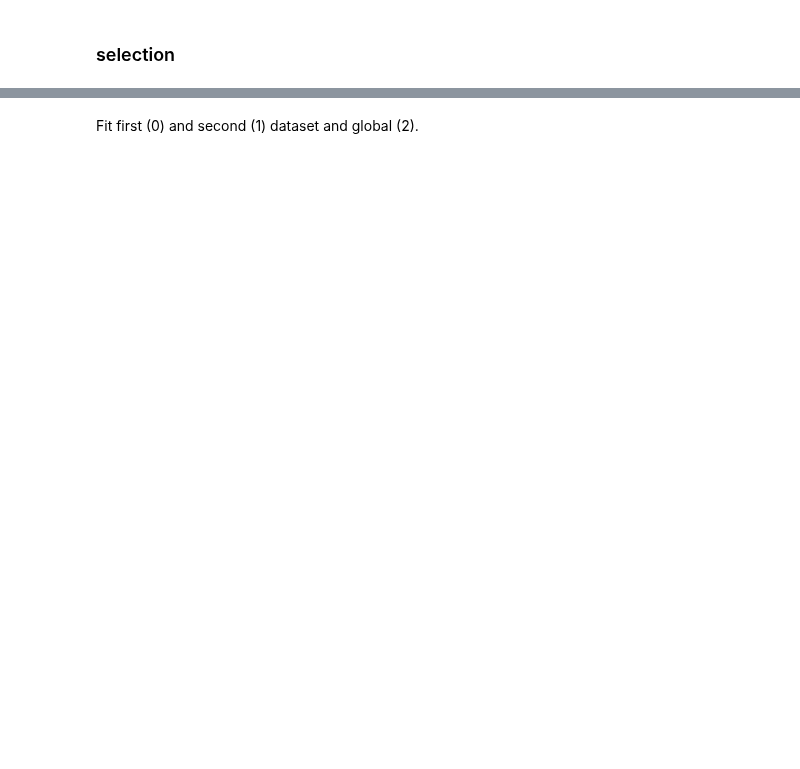
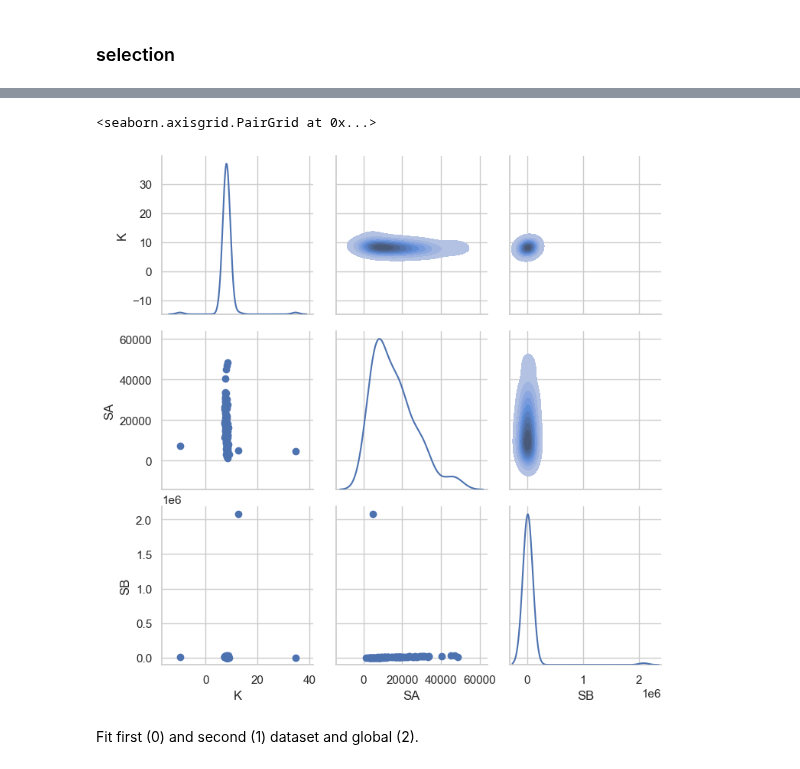
Before and after one commit to darosio/ClopHfit, a Jupyter notebook: docs/tutorials/prtecan.ipynb, the cells around one changed output, grey strips where cells are left out. Drawn from its saved outputs; the diff is of its cells as text; code cells hidden in the pictures; blank space fills up the shorter version.

```diff
--- a/docs/tutorials/prtecan.ipynb
+++ b/docs/tutorials/prtecan.ipynb
@@ -169,0 +261,3 @@ The original data remains unchanged in `labelblocksgroups` while the adjusted da
+# %%
+ph_an.datafit_params = {"bg": 1, "nrm": 0, "dil": 0}
+ph_an.datafit[1]["E06"]
@@ -186,3 +269,0 @@ ph_an.labelblocksgroups[1].data_buffersubtracted["A01"]
-# %%
-ph_an.datafit_params = {"bg": 1, "nrm": 0, "dil": 1}
-ph_an.datafit[1]["E06"]
@@ -225,2 +269,0 @@ ph_an.fitresults[1]
-# %%
-ph_an.fit("pH")
@@ -346,5 +372,5 @@ f = cl_an.plot_buffer()
 # %% [markdown]
 TitrationAnalysis class need API changes to better rationalize its use.
 # %%
-ph_an.fit("pH", fin=-1, tval=0.95)
-type(ph_an.fittings)
+# ph_an.fit("pH", fin=-1, tval=0.95)
+type(ph_an.fitresults)
@@ -379,19 +455,22 @@ f = ph_an.plot_ebar(2, xmin=7.7, ymin=25)
 # %%
 import seaborn as sb
 
 sb.set_style("whitegrid")
 g = sb.PairGrid(
-    ph_an.fittings[0],
+    ph_an.fitresults[0],
     x_vars=["K", "SA", "SB"],
     y_vars=["K", "SA", "SB"],
     # hue='SB',
     palette="Blues",
     diag_sharey=False,
 )
 
 g.map_lower(plt.scatter)
 g.map_upper(sb.kdeplot, fill=True)
 g.map_diag(sb.kdeplot)
+# %% [output]
+<seaborn.axisgrid.PairGrid at 0x...>
+[figure, added]
 # %% [markdown]
 Fit first (0) and second (1) dataset and global (2).
 # %%
```
Also changed, not shown: parts of 67 cells of this notebook, 1 other file.
